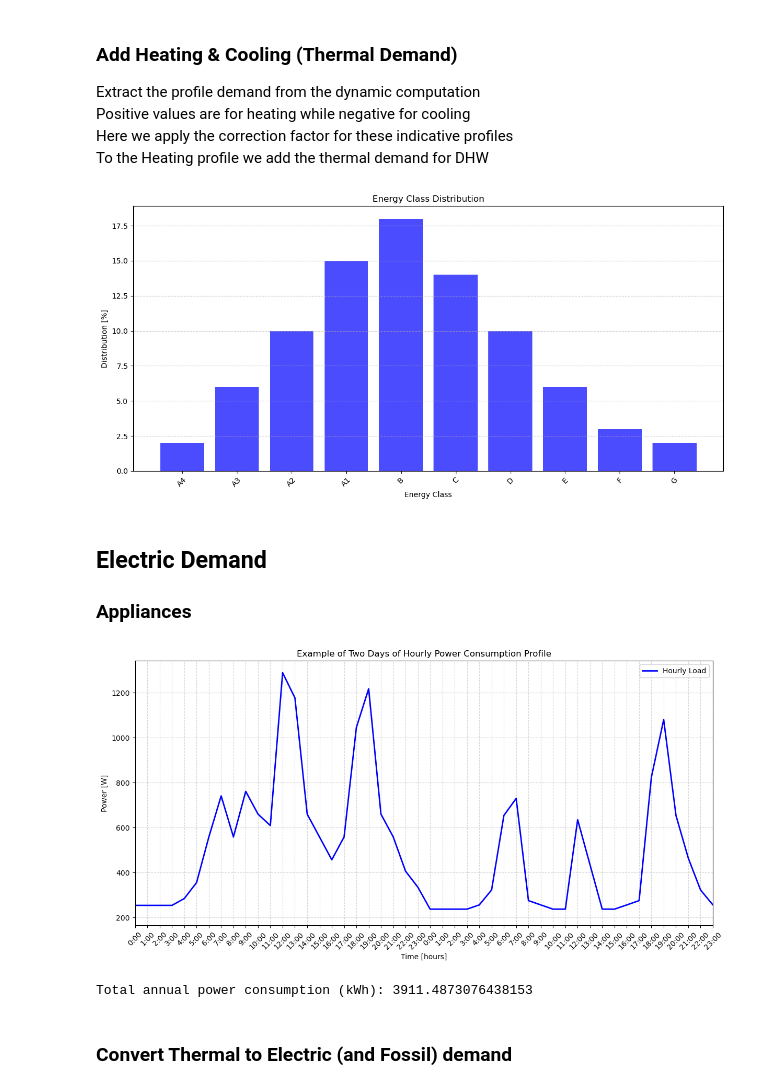
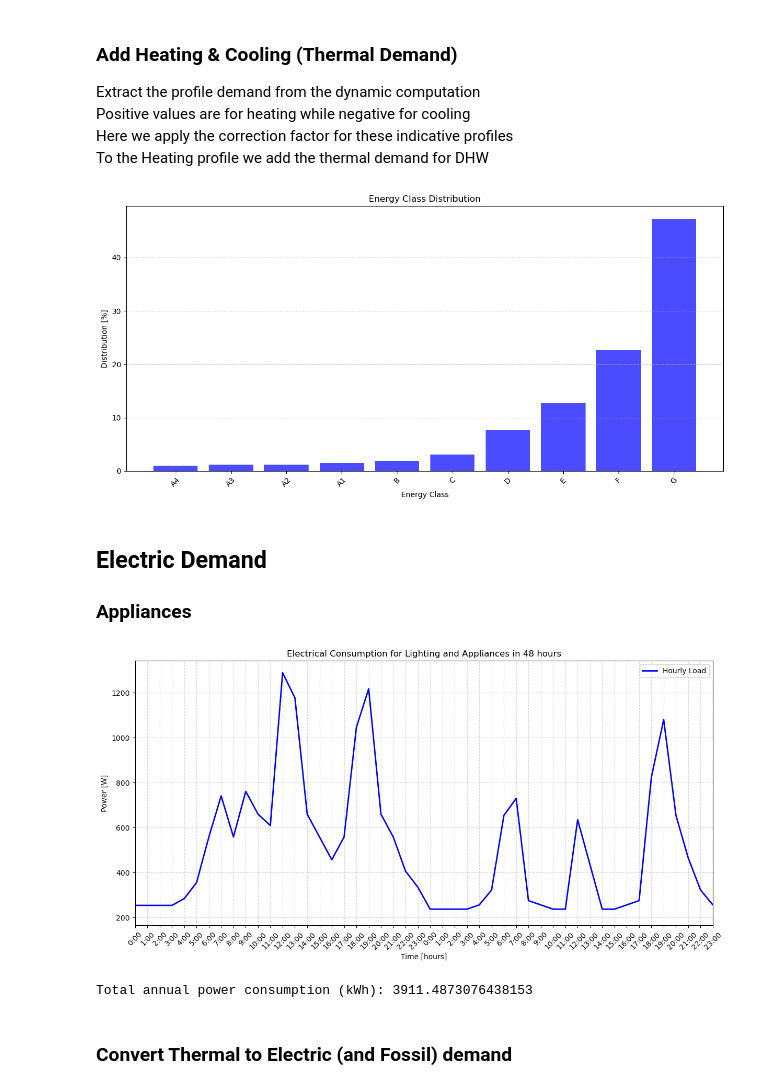
Before and after one commit to simo-pagliu/INRE, a Jupyter notebook: Energy Demand.ipynb, the cells around one changed output. Drawn from its saved outputs; the diff is of its cells as text; code cells hidden in the pictures.

```diff
--- a/Energy Demand.ipynb
+++ b/Energy Demand.ipynb
@@ -268,20 +270,20 @@ for i, classe_energetica in enumerate(energy_classes):
     cold_power[classe_energetica] = np.array(cold_power_temp)
 # %%
 # From this point on we have to choose a distribution to work with, let's say the best one for now
-energy_class_distribution = energy_class_distribution_mid
+energy_class_distribution = scenarios[scenario_choice]
 # Plot it
 plt.figure(figsize=(12, 6))
 plt.bar(energy_class_distribution.keys(), energy_class_distribution.values(), color='blue', alpha=0.7, linewidth=2)
 plt.title("Energy Class Distribution")
 plt.xlabel("Energy Class")
 plt.ylabel("Distribution [%]")
 plt.xticks(rotation=45)
 plt.grid(axis='y', linestyle='--', alpha=0.7)
 plt.tight_layout()
 plt.savefig(f"./Exports/Results/Scenario_{scenario_choice}/Energy_Class_Distribution.png", dpi=300, bbox_inches='tight')
 plt.show()
 # %% [output]
-[figure, old version]
+[figure, new version]
 # %%
 # Scale the distribution to the number of buildings
 buildings_per_class = {k: v * Buildings / 100 for k, v in energy_class_distribution.items()}
@@ -441,7 +443,7 @@ plt.figure(figsize=(12, 6))
 plt.plot(other_electric_needs, color='blue', linewidth=2, label="Hourly Load")
 plt.xlabel("Time [hours]")
 plt.ylabel("Power [W]")
-plt.title("Example of Two Days of Hourly Power Consumption Profile")
+plt.title("Electrical Consumption for Lighting and Appliances in 48 hours")
 plt.grid(True, linestyle='--', alpha=0.5)
 plt.legend()
 plt.tight_layout()
@@ -453,7 +455,7 @@ plt.show()
 
 print("Total annual power consumption (kWh):", other_electric_needs.sum() / 1000)
 # %% [output]
-[figure, old version]
+[figure, new version]
 Total annual power consumption (kWh): 3911.4873076438153
 # %% [markdown]
 ### Convert Thermal to Electric (and Fossil) demand
```
Also changed, not shown: parts of 25 cells of this notebook.
